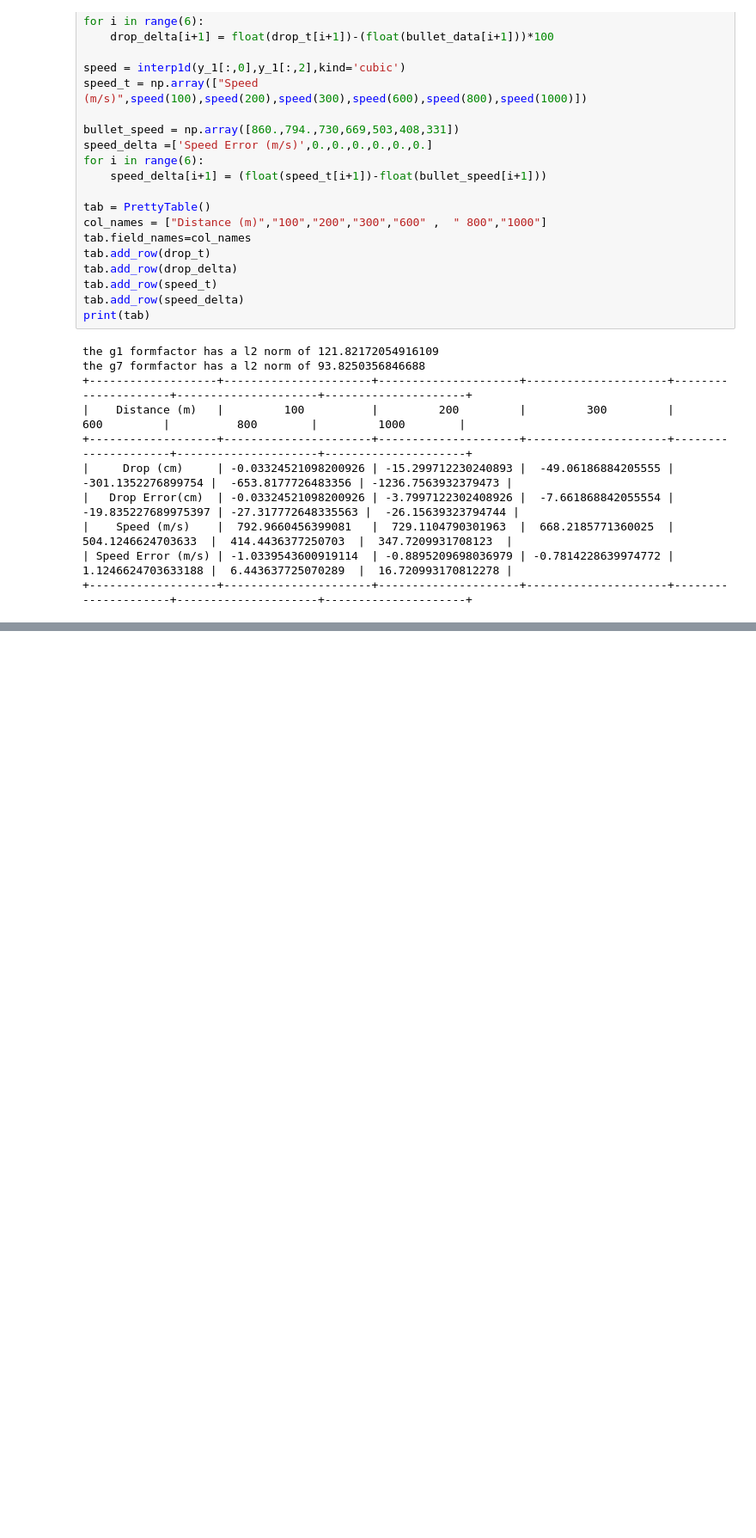
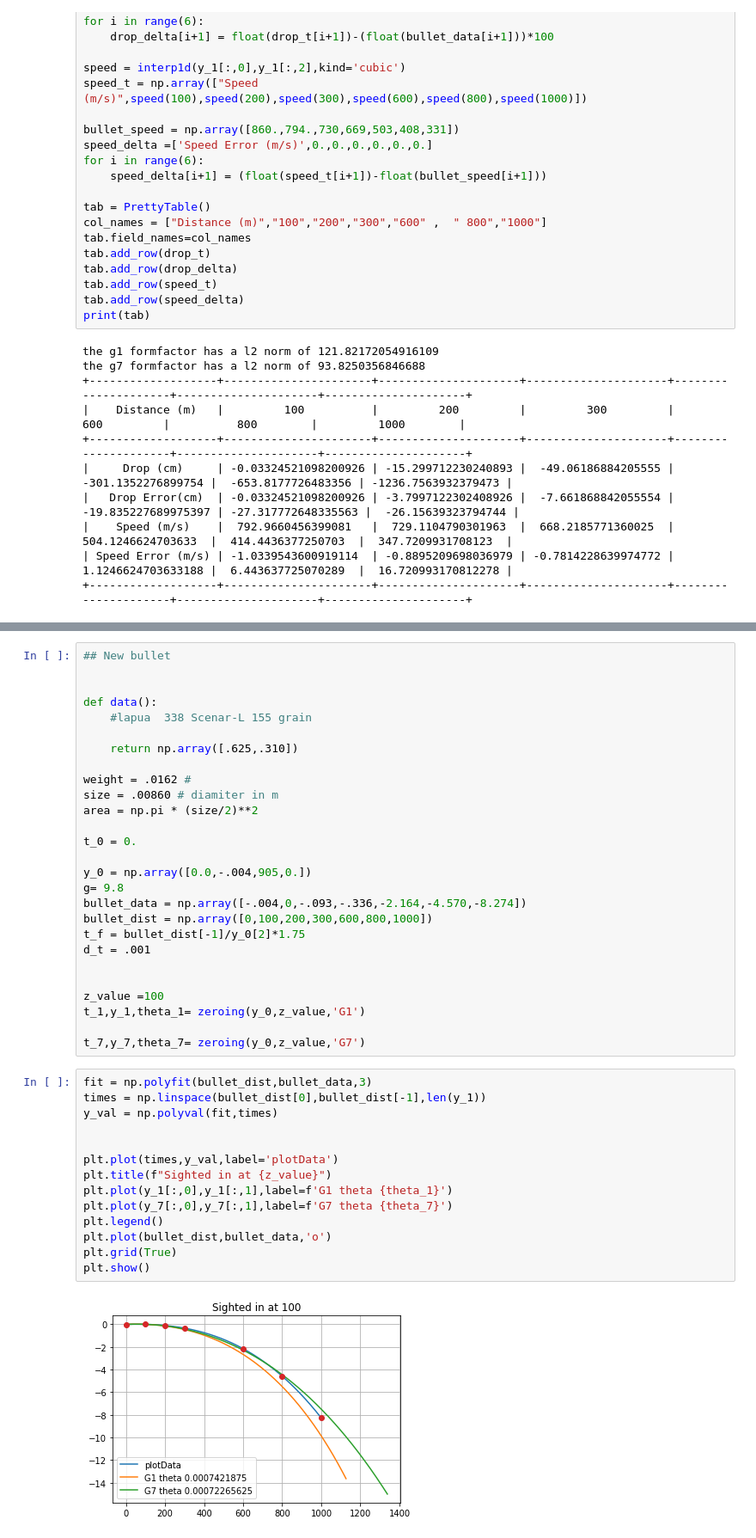
Before and after one commit to tjschweitzer/Sim_Modeling, a Jupyter notebook: Bullet/Bullet Drag-Student.ipynb, the cells around one changed output, grey strips where cells are left out. Shown at 86% size. Saved outputs shown, nothing was run; the diff lists cells and outputs as text; blank space fills up the shorter version.

Commit message:
added new bullet and n-body

```diff
--- a/Bullet/Bullet Drag-Student.ipynb
+++ b/Bullet/Bullet Drag-Student.ipynb
@@ -777,0 +778,43 @@ rho set to 0.9389228486649049
+# %%
+## New bullet
+
+
+def data():
+    #lapua  338 Scenar-L 155 grain
+
+    return np.array([.625,.310])
+
+weight = .0162 #
+size = .00860 # diamiter in m
+area = np.pi * (size/2)**2
+
+t_0 = 0.
+
+y_0 = np.array([0.0,-.004,905,0.])
+g= 9.8
+bullet_data = np.array([-.004,0,-.093,-.336,-2.164,-4.570,-8.274])
+bullet_dist = np.array([0,100,200,300,600,800,1000])
+t_f = bullet_dist[-1]/y_0[2]*1.75
+d_t = .001
+
+
+z_value =100
+t_1,y_1,theta_1= zeroing(y_0,z_value,'G1')
+
+t_7,y_7,theta_7= zeroing(y_0,z_value,'G7')
+# %%
+fit = np.polyfit(bullet_dist,bullet_data,3)
+times = np.linspace(bullet_dist[0],bullet_dist[-1],len(y_1))
+y_val = np.polyval(fit,times)
+
+
+plt.plot(times,y_val,label='plotData')
+plt.title(f"Sighted in at {z_value}")
+plt.plot(y_1[:,0],y_1[:,1],label=f'G1 theta {theta_1}')
+plt.plot(y_7[:,0],y_7[:,1],label=f'G7 theta {theta_7}')
+plt.legend()
+plt.plot(bullet_dist,bullet_data,'o')
+plt.grid(True)
+plt.show()
+# %% [output]
+[figure, added]
```
Also changed, not shown: parts of 1 cell of this notebook.
